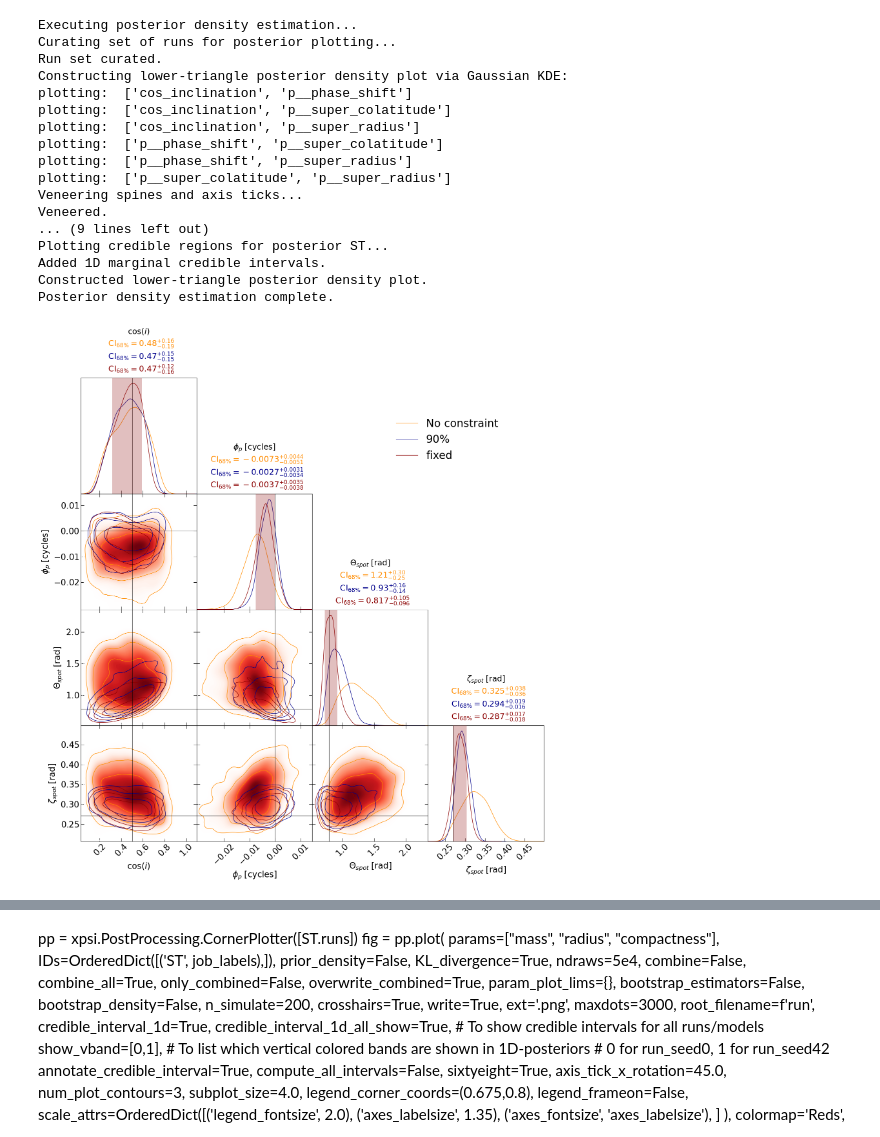
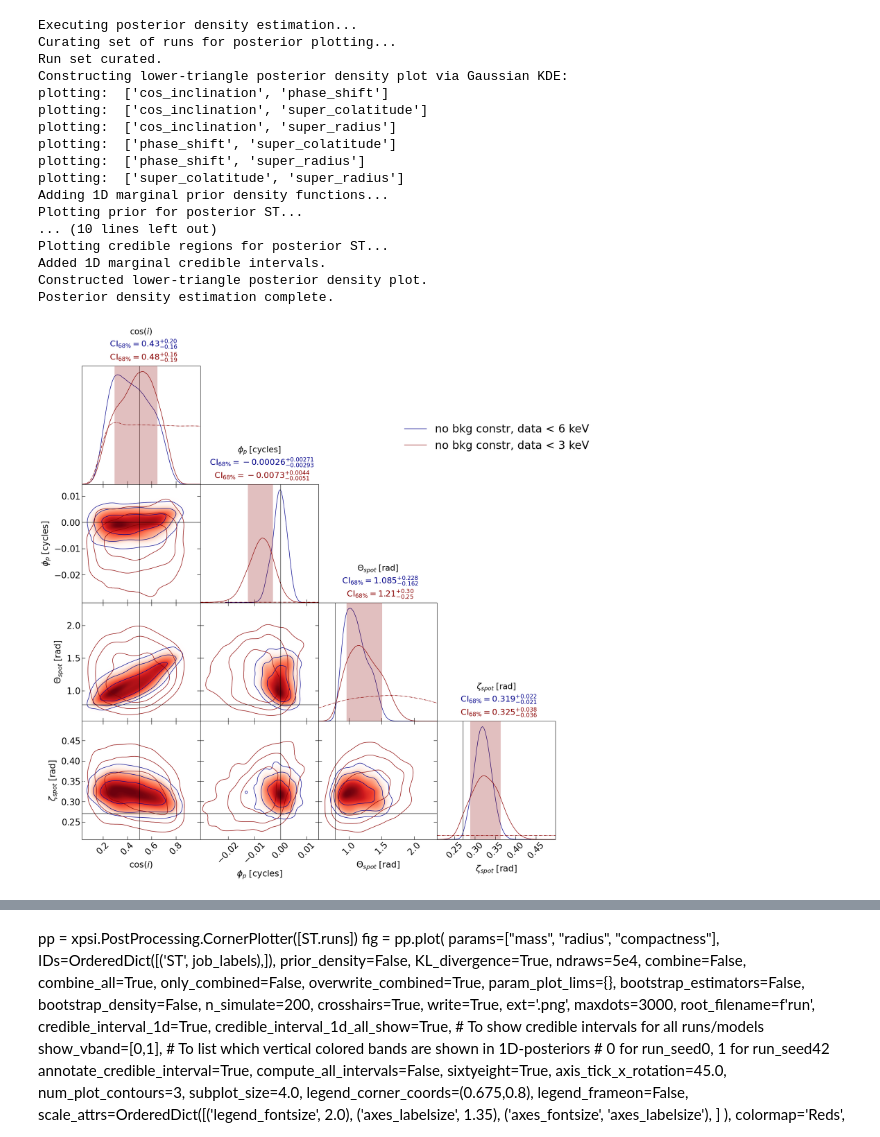
Before and after one commit to Basdorsman/xpsi, a Jupyter notebook: AMXPs/J1808_synthetic/postprocessing/Notebooks/Corner and residual plots.ipynb, the cells around one changed output, grey strips where cells are left out. Cells and saved outputs as stored; diff of their text form; code cells hidden in the pictures.

Commit message:
flat distance prior, updated synthesis plot, poisson noise is now standard, wider energy range is now standard

```diff
--- a/AMXPs/J1808_synthetic/postprocessing/Notebooks/Corner and residual plots.ipynb
+++ b/AMXPs/J1808_synthetic/postprocessing/Notebooks/Corner and residual plots.ipynb
@@ -271,17 +271,30 @@ run_ids = []
 # run_ids.append('pn seed=1')
 
 #different constraints, fixed, marginalised, but with poisson noise
-job_ids.append('5617909')
-job_labels.append('fix_pn_s42_lp192')
-run_ids.append('fixed')
+# job_ids.append('5617909')
+# job_labels.append('fix_pn_s42_lp192')
+# run_ids.append('fixed')
 
-job_ids.append('5617841')
-job_labels.append('sf_9e-1_pn_s42_lp192')
-run_ids.append('90%')
+# job_ids.append('5617841')
+# job_labels.append('sf_9e-1_pn_s42_lp192')
+# run_ids.append('+-90% bkg constr, data < 3 keV')
 
 job_ids.append('5617759')
 job_labels.append('sf_none_pn_s42_lp192')
-run_ids.append('No constraint')
+run_ids.append('no bkg constr, data < 3 keV')
+
+#wider energy range
+job_ids.append('5652180')
+job_labels.append('sf_none_pn_wider_energy_lp192')
+run_ids.append('no bkg constr, data < 6 keV')
+
+# job_ids.append('5652397')
+# job_labels.append('sf_9e-1_pn_wider_energy_lp192')
+# run_ids.append('+-90% bkg constr, data < 6 keV')
+
+
+
+
 
 
 
@@ -313,21 +325,20 @@ def cornerplot(parameters):
     fig = pp.plot(
          params=parameters,
          IDs=OrderedDict([('ST', run_ids),]),
-         prior_density=False,
+         prior_density=True,
          KL_divergence=True,
          ndraws=5e4,
-         combine=False, combine_all=True, only_combined=False, overwrite_combined=True,
+         combine=True, combine_all=True, only_combined=False, overwrite_combined=True,
          param_plot_lims={},
          bootstrap_estimators=False,
          bootstrap_density=False,
          n_simulate=200,
          crosshairs=True,
-         write=True,
          ext='.png',
          maxdots=3000,
          root_filename=f'run',
          credible_interval_1d=True,
-         credible_interval_1d_all_show=True, # To show credible intervals for all runs/models
+         credible_interval_1d_all_show=True, # To show credible intervals for all runs/models, hides KL divergence
          show_vband=[0,1],                   # To list which vertical colored bands are shown in 1D-posteriors
                                              #  0 for run_seed0,  1 for run_seed42
          annotate_credible_interval=True,
@@ -358,7 +369,10 @@ def cornerplot(parameters):
          tqdm_kwargs={'disable': False},
          lengthen=2.0,
          embolden=1.0,
-         nx=500)
+         nx=500,
+         write=False,
+         force_draw=[False],
+         prior_samples_fnames = ['prior_samples.npy'])
 # %%
 mass_radius = ["mass", "radius", "compactness"]
 cornerplot(mass_radius)
@@ -409,24 +420,24 @@ Posterior density estimation complete.
 # %%
-geometry = ['cos_inclination', 'p__phase_shift', 'p__super_colatitude', 'p__super_radius']
+geometry = ['cos_inclination', 'phase_shift', 'super_colatitude', 'super_radius']
 
 cornerplot(geometry)
 # %% [output]
 Executing posterior density estimation...
 Curating set of runs for posterior plotting...
 Run set curated.
 Constructing lower-triangle posterior density plot via Gaussian KDE:
-plotting:  ['cos_inclination', 'p__phase_shift']
-plotting:  ['cos_inclination', 'p__super_colatitude']
-plotting:  ['cos_inclination', 'p__super_radius']
-plotting:  ['p__phase_shift', 'p__super_colatitude']
-plotting:  ['p__phase_shift', 'p__super_radius']
-plotting:  ['p__super_colatitude', 'p__super_radius']
-Veneering spines and axis ticks...
-Veneered.
-... (9 lines left out)
+plotting:  ['cos_inclination', 'phase_shift']
+plotting:  ['cos_inclination', 'super_colatitude']
+plotting:  ['cos_inclination', 'super_radius']
+plotting:  ['phase_shift', 'super_colatitude']
+plotting:  ['phase_shift', 'super_radius']
+plotting:  ['super_colatitude', 'super_radius']
+Adding 1D marginal prior density functions...
+Plotting prior for posterior ST...
+... (10 lines left out)
 Plotting credible regions for posterior ST...
 Added 1D marginal credible intervals.
 Constructed lower-triangle posterior density plot.
 Posterior density estimation complete.
-[figure, old version]
+[figure, new version]
 # %%
```
Also changed, not shown: parts of 8 cells of this notebook, 6 other files.
